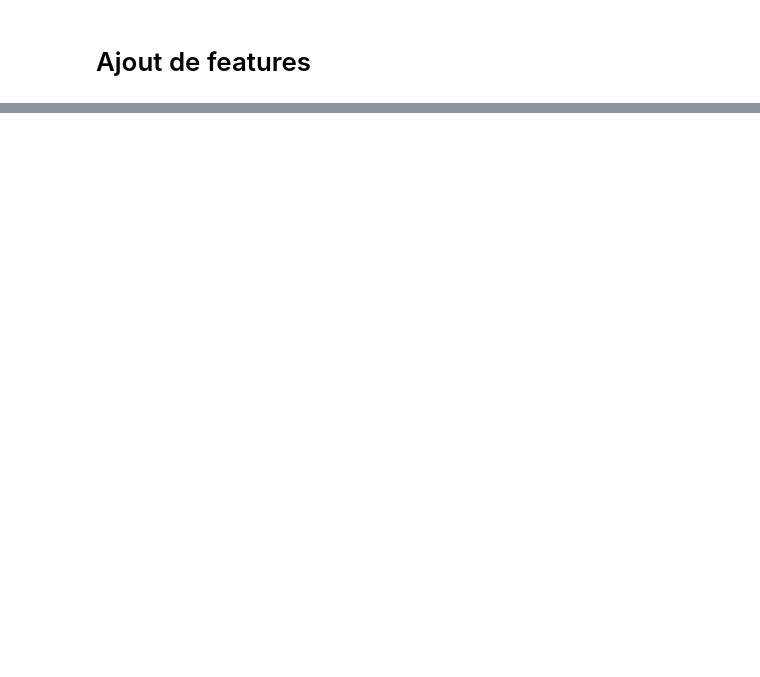
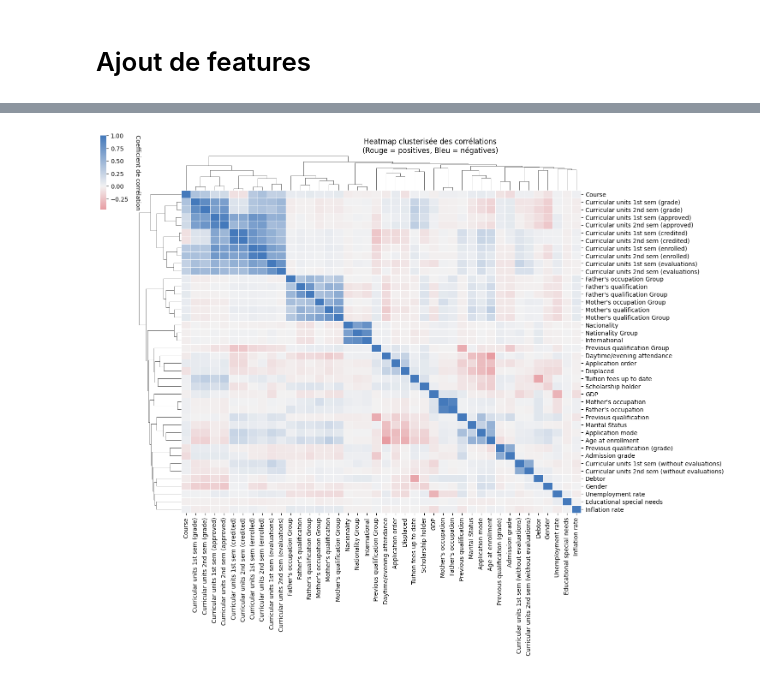
Before and after one commit to Hierogifle/ANN-playground, a Jupyter notebook: test.ipynb, the cells around one changed output, grey strips where cells are left out. Saved outputs shown, nothing was run; the diff lists cells and outputs as text; code cells hidden in the pictures; blank space fills up the shorter version.

```diff
--- a/test.ipynb
+++ b/test.ipynb
@@ -401,0 +441,85 @@ print(df)
+# %%
+### Matrice de corrélation complète avec heatmap clusterisée ###
+
+import os
+from pathlib import Path
+import pandas as pd
+import numpy as np
+import seaborn as sns
+import matplotlib.pyplot as plt
+from scipy.cluster.hierarchy import linkage
+import warnings
+warnings.filterwarnings('ignore')
+
+# --- Définition du dossier et création si nécessaire ---
+data_folder = Path("data")
+data_folder.mkdir(parents=True, exist_ok=True)  # Crée le dossier 'data' s'il n'existe pas
+
+# --- Chargement des données depuis le fichier CSV ---
+file_path = data_folder / "data_update.csv"
+df = pd.read_csv(file_path, sep=';')
+
+# --- Sélection des colonnes numériques uniquement ---
+num_cols = df.select_dtypes(include=[np.number]).columns.tolist()
+df_numeric = df[num_cols]
+
+# --- Calcul de la matrice de corrélation ---
+corr_matrix = df_numeric.corr()
+
+# --- Sauvegarde de la matrice complète dans le dossier data ---
+corr_matrix.to_csv(data_folder / "correlation_matrix.csv")
+
+# --- Extraction des corrélations fortes (|r| ≥ 0.8) ---
+strong_pairs = []
+for i in range(len(corr_matrix.columns)):
+    for j in range(i+1, len(corr_matrix.columns)):
+        val = corr_matrix.iloc[i, j]
+        if abs(val) >= 0.8:
+            strong_pairs.append((corr_matrix.index[i], corr_matrix.columns[j], val))
+
+# --- Affichage des paires fortement corrélées dans la console ---
+print("Corrélations fortes (|r| ≥ 0.8) :")
+for var1, var2, val in strong_pairs:
+    sign = "🔴" if val > 0 else "🔵"  # Rouge si positive, bleu sinon
+    print(f"{sign} {var1} ↔ {var2} : {val:.4f}")
+
+# --- Création de la palette rouge-blanc-bleu pour heatmap ---
+cmap = sns.diverging_palette(10, 250, as_cmap=True)
+
+# --- Calcul du clustering hiérarchique pour ordonner les variables ---
+link_rows = linkage(corr_matrix, method='average')
+link_cols = linkage(corr_matrix.T, method='average')
+
+# --- Génération et affichage de la heatmap clusterisée complète ---
+g = sns.clustermap(
+    corr_matrix,
+    row_linkage=link_rows,
+    col_linkage=link_cols,
+    cmap=cmap,
+    center=0,
+    linewidths=0.5,
+    figsize=(14, 12),
+    cbar_kws={'label': 'Coefficient de corrélation'},
+    dendrogram_ratio=(0.1, 0.1),
+)
+
+# Récupérer la position actuelle de la colorbar (BBox)
+pos = g.cax.get_position()
+
+# Déplacer la colorbar horizontalement (x0, x1) ou verticalement (y0, y1)
+# Exemple pour décaler vers la gauche (plus petit x0 et x1)
+new_pos = [pos.x0 - 0.07, pos.y0 + 0.08, pos.width, pos.height]
+
+# Appliquer la nouvelle position
+g.cax.set_position(new_pos)
+
+# Modifier la taille de la police du label de la colorbar
+g.cax.set_ylabel('Coefficient de corrélation', fontsize=10, rotation=270, labelpad=20)
+
+# Modifier la taille et le ratio de la colorbar (l'axe lui-même)
+pos = g.cax.get_position()
+g.cax.set_position([pos.x0, pos.y0, pos.width * 0.2, pos.height * 0.8])  # Multiplier taille
+
+plt.suptitle('Heatmap clusterisée des corrélations\n(Rouge = positives, Bleu = négatives)', y=1.02)
+plt.show()
+# %% [output]
@@ -401,0 +533 @@ print(df)
+[figure, added]
```
Also changed, not shown: parts of 8 cells of this notebook, 4 other files.
